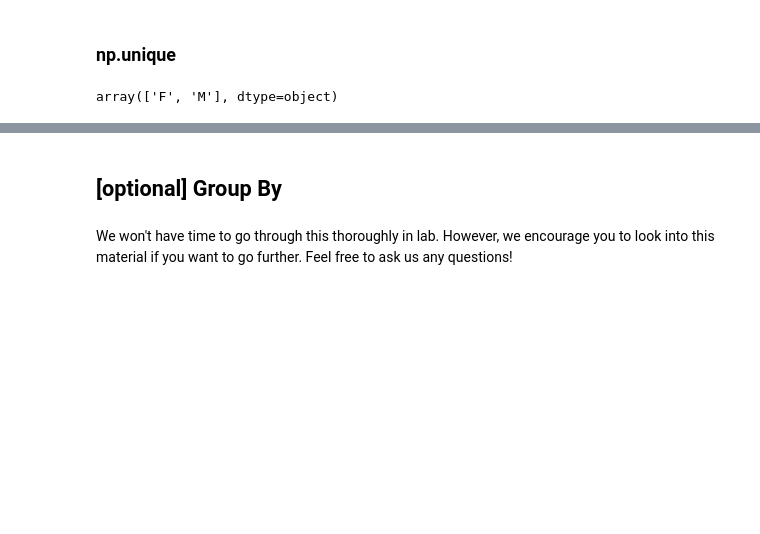
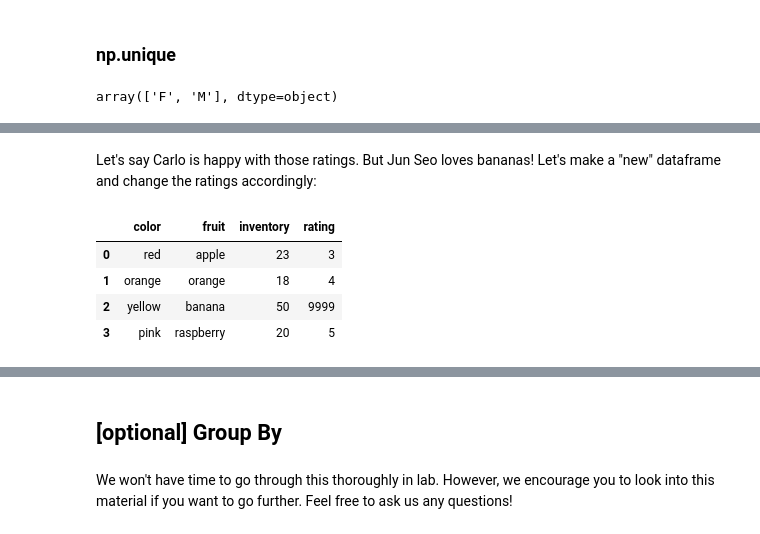
Before and after one commit to carlocrza/Data_Science_Society, a Jupyter notebook: Python_Libraries_Master.ipynb, the cells around one changed output, grey strips where cells are left out. Saved outputs shown, nothing was run; the diff lists cells and outputs as text; code cells hidden in the pictures; blank space fills up the shorter version.

```diff
--- a/Python_Libraries_Master.ipynb
+++ b/Python_Libraries_Master.ipynb
@@ -621,0 +636,12 @@ len(names)
+# %% [markdown]
+Let's say Carlo is happy with those ratings. But Jun Seo loves bananas! Let's make a "new" dataframe and change the ratings accordingly:
+# %%
+junseos_fruits = carlos_fruits
+junseos_fruits['rating'] = [3, 4, 9999, 5]
+junseos_fruits
+# %% [output]
+|  | color | fruit | inventory | rating |
+| 0 | red | apple | 23 | 3 |
+| 1 | orange | orange | 18 | 4 |
+| 2 | yellow | banana | 50 | 9999 |
+| 3 | pink | raspberry | 20 | 5 |
```
Also changed, not shown: parts of 44 cells of this notebook.
